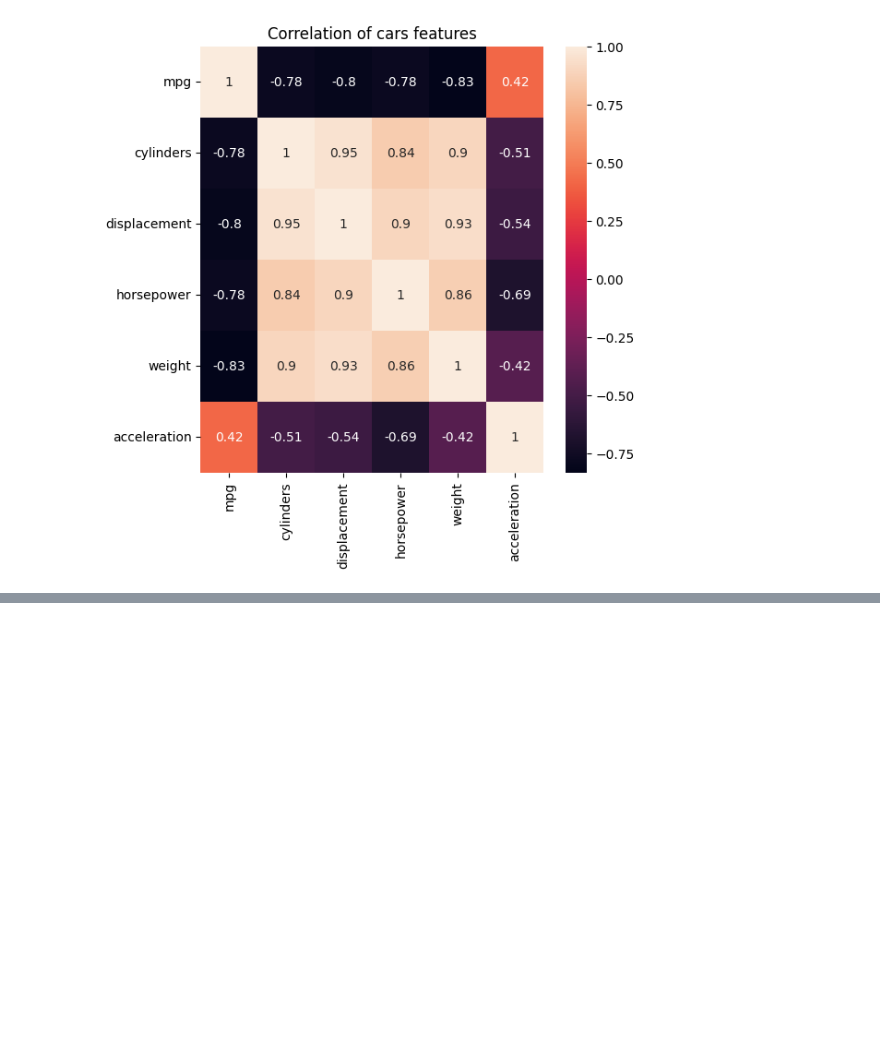
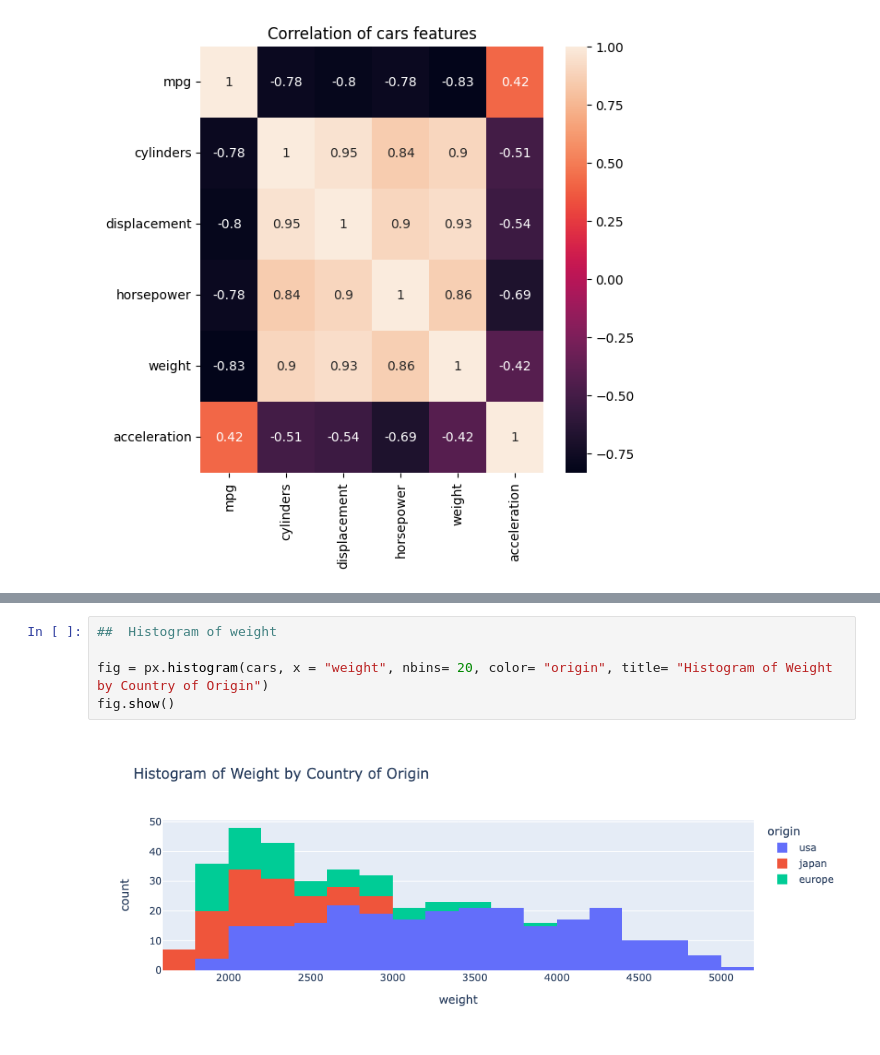
Before and after one commit to UWINTWALI/Datascience-course, a Jupyter notebook: lecture1_python_variables.ipynb, the cells around one changed output, grey strips where cells are left out. Drawn from its saved outputs; the diff is of its cells as text; blank space fills up the shorter version.

```diff
--- a/lecture1_python_variables.ipynb
+++ b/lecture1_python_variables.ipynb
@@ -3886,0 +3904,7 @@ corr_
+# %%
+##  Histogram of weight
+
+fig = px.histogram(cars, x = "weight", nbins= 20, color= "origin", title= "Histogram of Weight by Country of Origin")
+fig.show()
+# %% [output]
+[figure, added]
```
Also changed, not shown: parts of 9 cells of this notebook, 3 other files.
